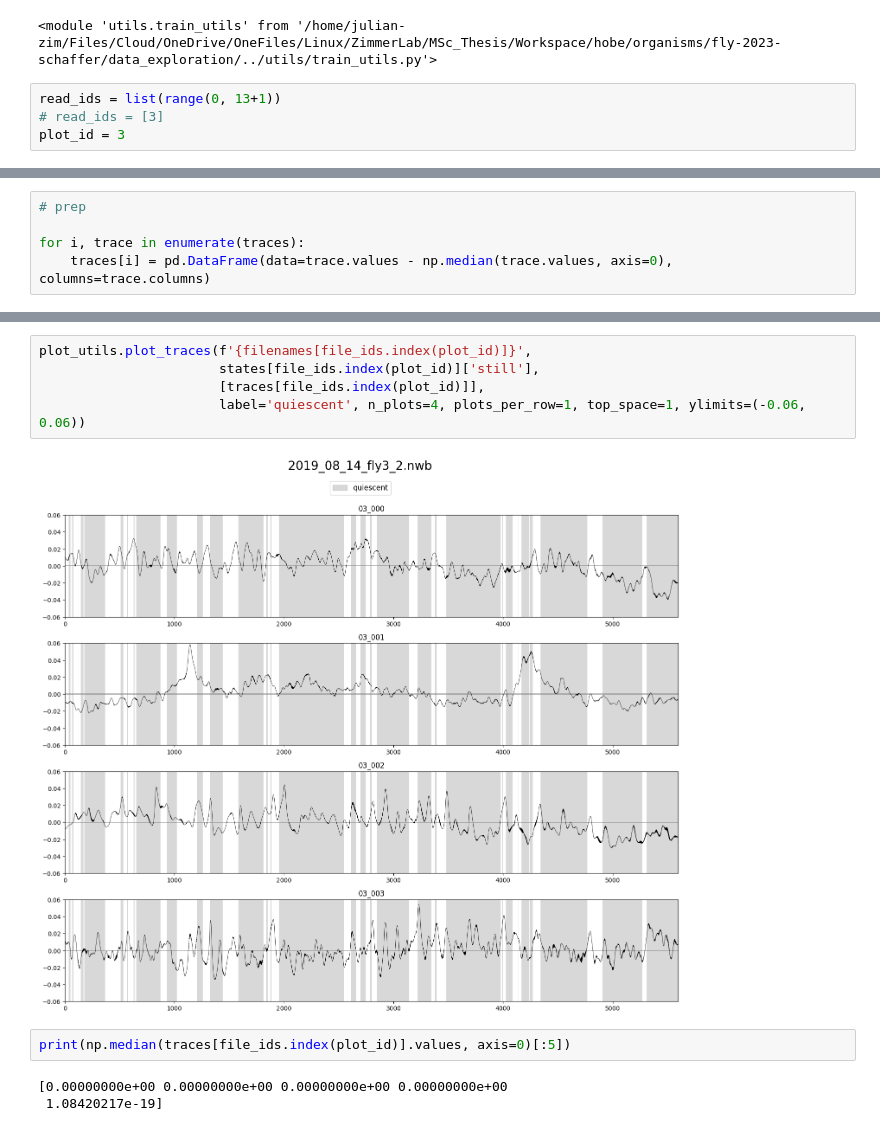
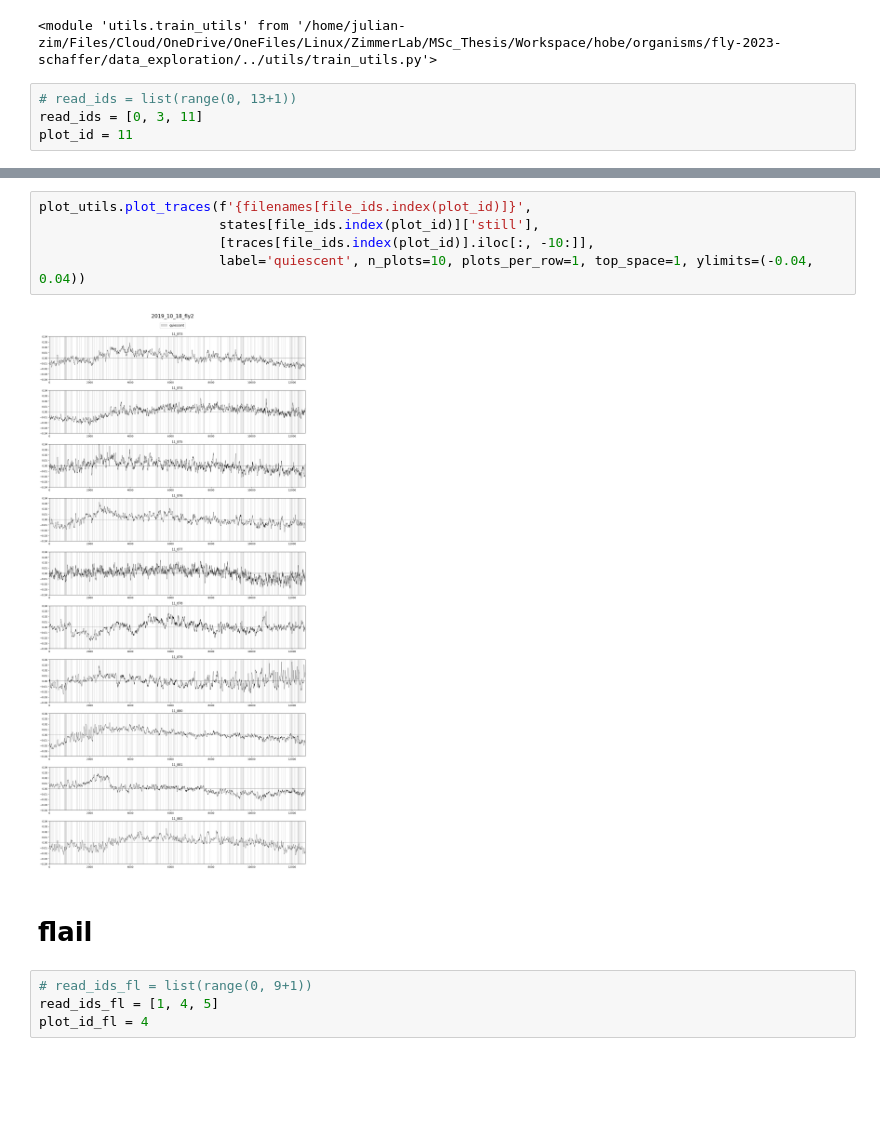
Before and after one commit to julian-zim/higama, a Jupyter notebook: organisms/fly-2023-schaffer/data_exploration/traces.ipynb, the cells around one changed output, grey strips where cells are left out. Saved outputs shown, nothing was run; the diff lists cells and outputs as text; blank space fills up the shorter version.

```diff
--- a/organisms/fly-2023-schaffer/data_exploration/traces.ipynb
+++ b/organisms/fly-2023-schaffer/data_exploration/traces.ipynb
@@ -19,7 +19,7 @@ importlib.reload(train_utils)
 # %% [output]
 <module 'utils.train_utils' from '/home/julian-zim/Files/Cloud/OneDrive/OneFiles/Linux/ZimmerLab/MSc_Thesis/Workspace/hobe/organisms/fly-2023-schaffer/data_exploration/../utils/train_utils.py'>
 # %%
-read_ids = list(range(0, 13+1))
-# read_ids = [3]
-plot_id = 3
+# read_ids = list(range(0, 13+1))
+read_ids = [0, 3, 11]
+plot_id = 11
 # %%
@@ -47,8 +47,3 @@ for i in range(len(file_ids)):
 	traces[i].columns = pd.Index([
 		f'{file_ids[i]:02d}_{n_id:03d}' if empty else label for n_id, (label, empty) in enumerate(zip(traces[i].columns, traces[i].columns == ''))
 	])
-# %%
-# prep
-
-for i, trace in enumerate(traces):
-	traces[i] = pd.DataFrame(data=trace.values - np.median(trace.values, axis=0), columns=trace.columns)
@@ -55,12 +56,13 @@ for i, trace in enumerate(traces):
 # %%
 plot_utils.plot_traces(f'{filenames[file_ids.index(plot_id)]}',
 					   states[file_ids.index(plot_id)]['still'],
-					   [traces[file_ids.index(plot_id)]],
-					   label='quiescent', n_plots=4, plots_per_row=1, top_space=1, ylimits=(-0.06, 0.06))
+					   [traces[file_ids.index(plot_id)].iloc[:, -10:]],
+					   label='quiescent', n_plots=10, plots_per_row=1, top_space=1, ylimits=(-0.04, 0.04))
 # %% [output]
-[figure, old version]
+[figure, new version]
-# %%
-print(np.median(traces[file_ids.index(plot_id)].values, axis=0)[:5])
-# %% [output]
-[0.00000000e+00 0.00000000e+00 0.00000000e+00 0.00000000e+00
- 1.08420217e-19]
+# %% [markdown]
+# flail
+# %%
+# read_ids_fl = list(range(0, 9+1))
+read_ids_fl = [1, 4, 5]
+plot_id_fl = 4
```
Also changed, not shown: parts of 5 cells of this notebook, 18 other files.
